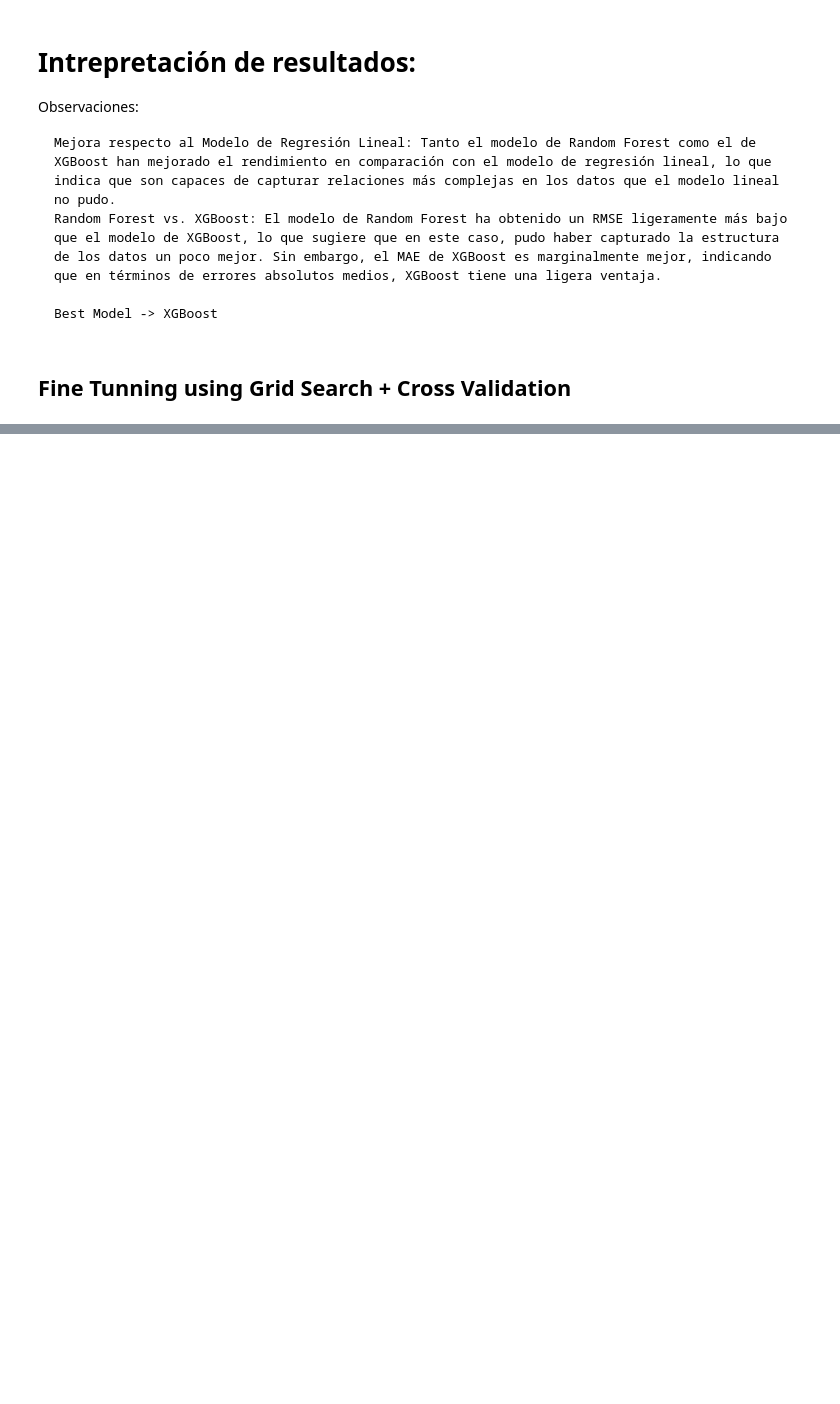
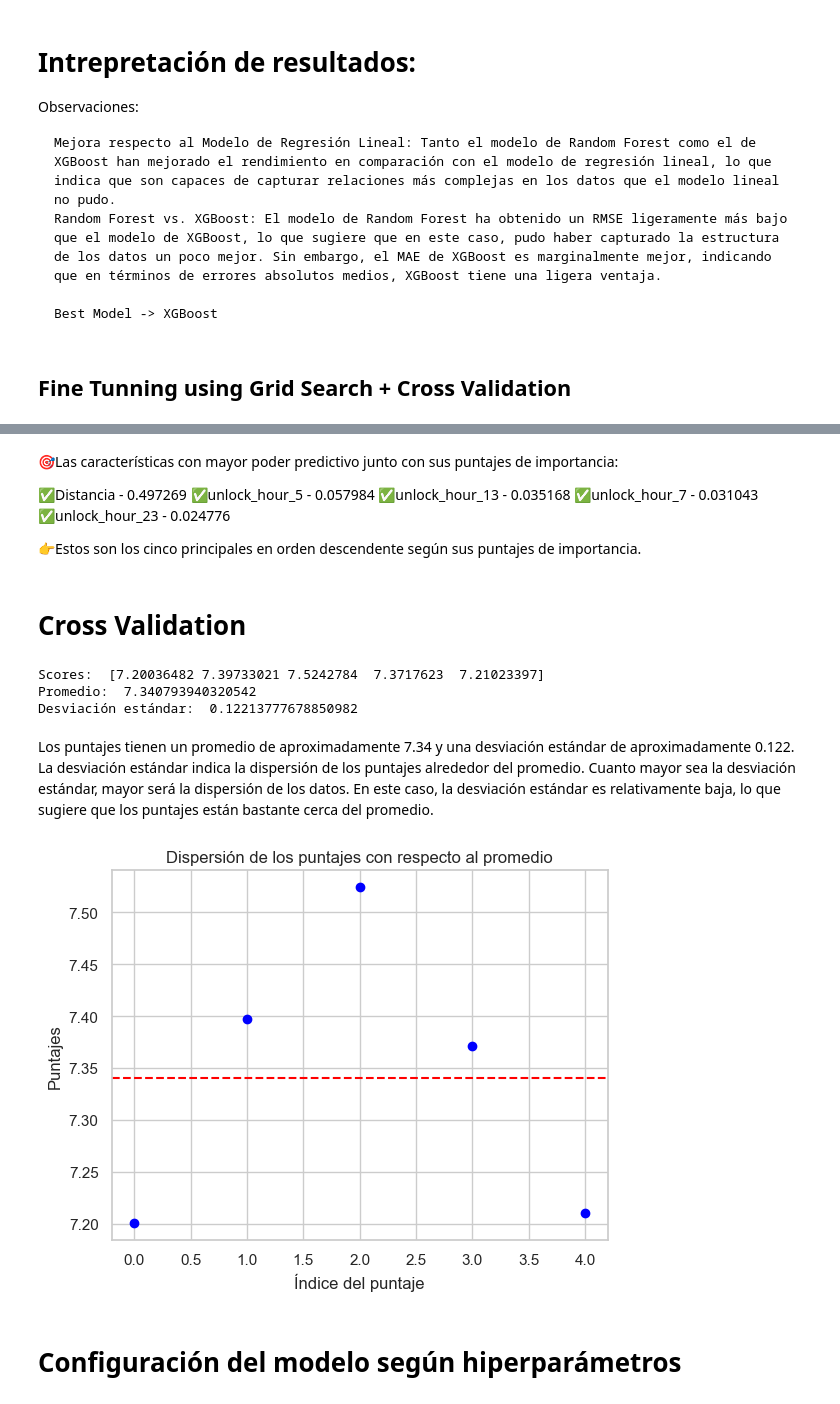
Before and after one commit to Munchkinland/BiciMad-2.0, a Jupyter notebook: prediccionDuracion.ipynb, the cells around one changed output, grey strips where cells are left out. Cells and saved outputs as stored; diff of their text form; code cells hidden in the pictures; blank space fills up the shorter version.

```diff
--- a/prediccionDuracion.ipynb
+++ b/prediccionDuracion.ipynb
@@ -219,0 +298,56 @@ Fitting 5 folds for each of 27 candidates, totalling 135 fits
+# %% [markdown]
+🎯Las características con mayor poder predictivo junto con sus puntajes de importancia:
+
+✅Distancia - 0.497269
+✅unlock_hour_5 - 0.057984
+✅unlock_hour_13 - 0.035168
+✅unlock_hour_7 - 0.031043
+✅unlock_hour_23 - 0.024776
+
+👉Estos son los cinco principales en orden descendente según sus puntajes de importancia.
+# %% [markdown]
+# Cross Validation
+# %%
+from sklearn.model_selection import cross_val_score
+
+# Calculando RMSE a través de validación cruzada
+scores = cross_val_score(grid_search.best_estimator_, X, y, cv=5, scoring='neg_mean_squared_error')
+rmse_scores = np.sqrt(-scores)
+
+print("Scores: ", rmse_scores)
+print("Promedio: ", rmse_scores.mean())
+print("Desviación estándar: ", rmse_scores.std())
+# %% [output]
+Scores:  [7.20036482 7.39733021 7.5242784  7.3717623  7.21023397]
+Promedio:  7.340793940320542
+Desviación estándar:  0.12213777678850982
+# %% [markdown]
+Los puntajes tienen un promedio de aproximadamente 7.34 y una desviación estándar de aproximadamente 0.122. La desviación estándar indica la dispersión de los puntajes alrededor del promedio. Cuanto mayor sea la desviación estándar, mayor será la dispersión de los datos. En este caso, la desviación estándar es relativamente baja, lo que sugiere que los puntajes están bastante cerca del promedio.
+# %%
+
+# Puntajes
+scores = np.array([7.20036482, 7.39733021, 7.5242784, 7.3717623, 7.21023397])
+
+# Promedio
+promedio = np.mean(scores)
+
+# Calcular la distancia de cada puntaje al promedio
+distancias = scores - promedio
+
+# Crear el gráfico de dispersión
+plt.scatter(range(len(scores)), scores, color='blue')
+
+# Línea horizontal en el promedio
+plt.axhline(y=promedio, color='red', linestyle='--')
+
+# Etiquetas y título
+plt.xlabel('Índice del puntaje')
+plt.ylabel('Puntajes')
+plt.title('Dispersión de los puntajes con respecto al promedio')
+
+# Mostrar el gráfico
+plt.show()
+# %% [output]
+[figure, added]
+# %% [markdown]
+# Configuración del modelo según hiperparámetros
```
Also changed, not shown: parts of 30 cells of this notebook, 7 other files.
